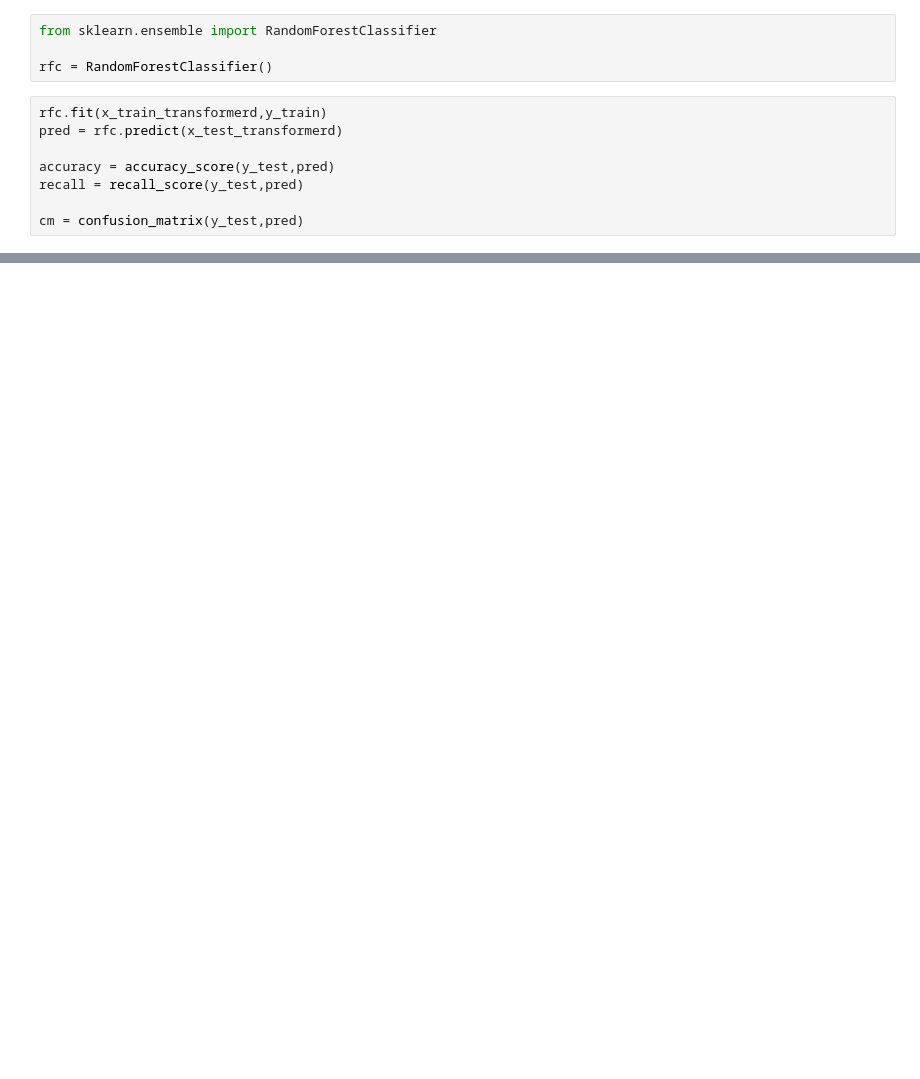
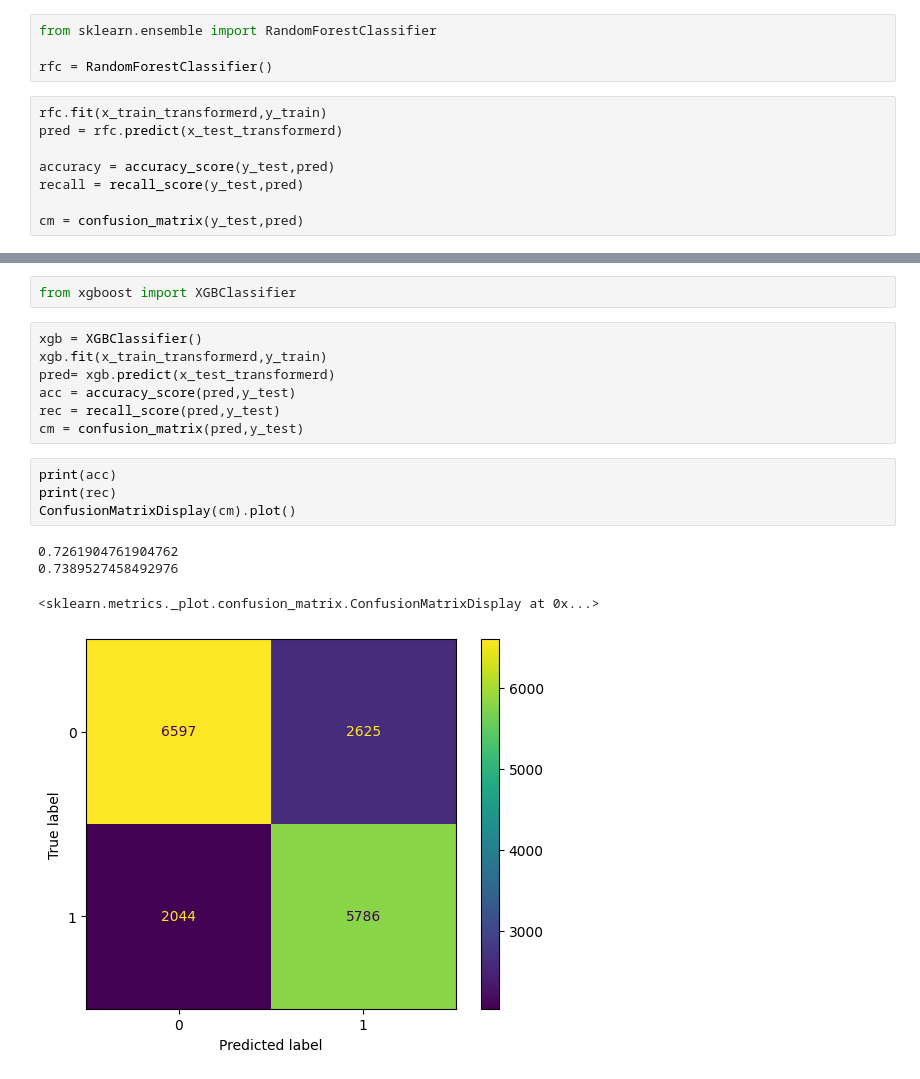
Before and after one commit to Manisha0125/project_cardio, a Jupyter notebook: project_cardio.ipynb, the cells around one changed output, grey strips where cells are left out. Cells and saved outputs as stored; diff of their text form; blank space fills up the shorter version.

```diff
--- a/project_cardio.ipynb
+++ b/project_cardio.ipynb
@@ -641,0 +723,18 @@ ConfusionMatrixDisplay(cm).plot()
+# %%
+from xgboost import XGBClassifier
+# %%
+xgb = XGBClassifier()
+xgb.fit(x_train_transformerd,y_train)
+pred= xgb.predict(x_test_transformerd)
+acc = accuracy_score(pred,y_test)
+rec = recall_score(pred,y_test)
+cm = confusion_matrix(pred,y_test)
+# %%
+print(acc)
+print(rec)
+ConfusionMatrixDisplay(cm).plot()
+# %% [output]
+0.7261904761904762
+0.7389527458492976
+<sklearn.metrics._plot.confusion_matrix.ConfusionMatrixDisplay at 0x...>
+[figure, added]
```
Also changed, not shown: parts of 42 cells of this notebook.
